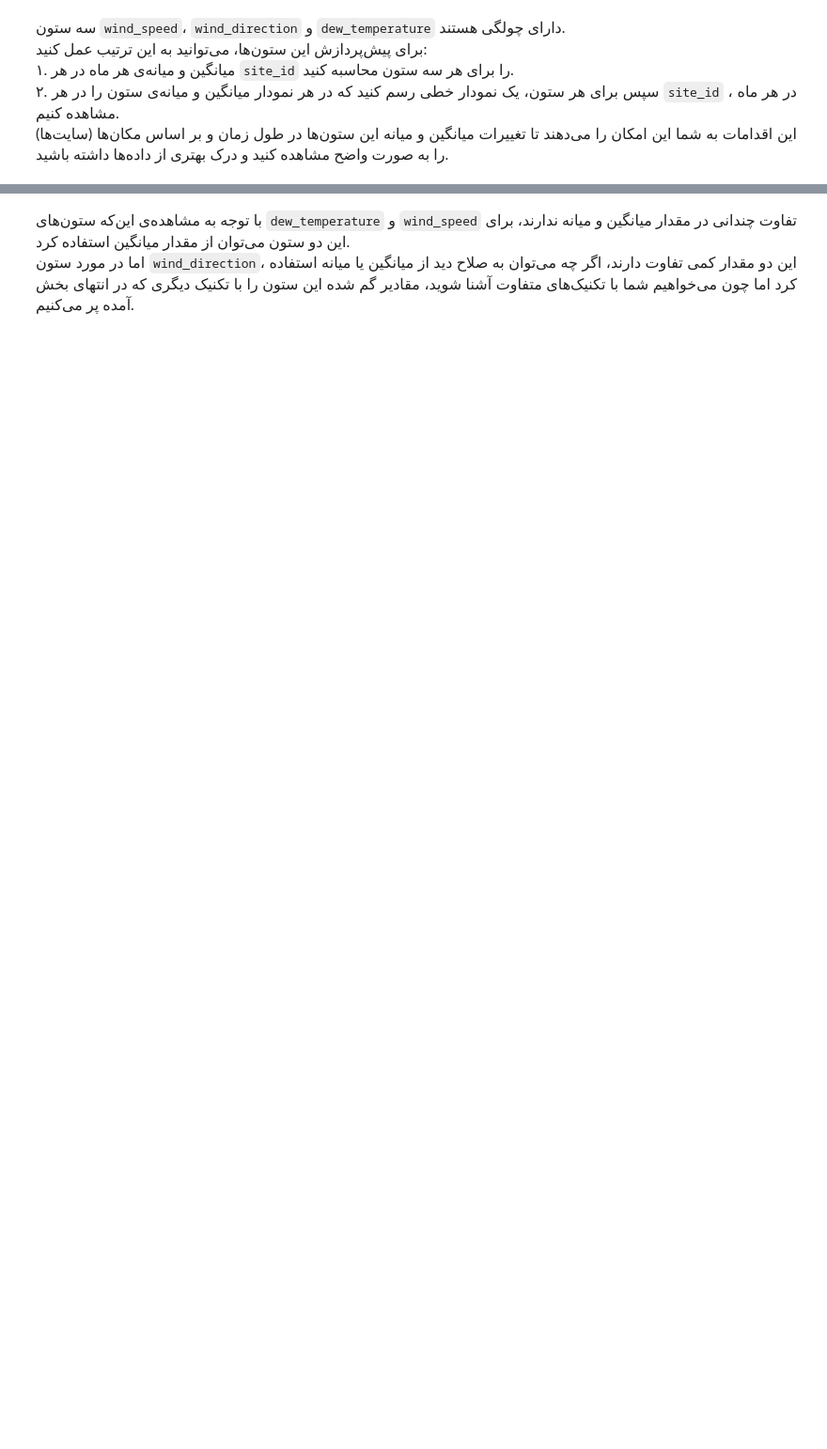
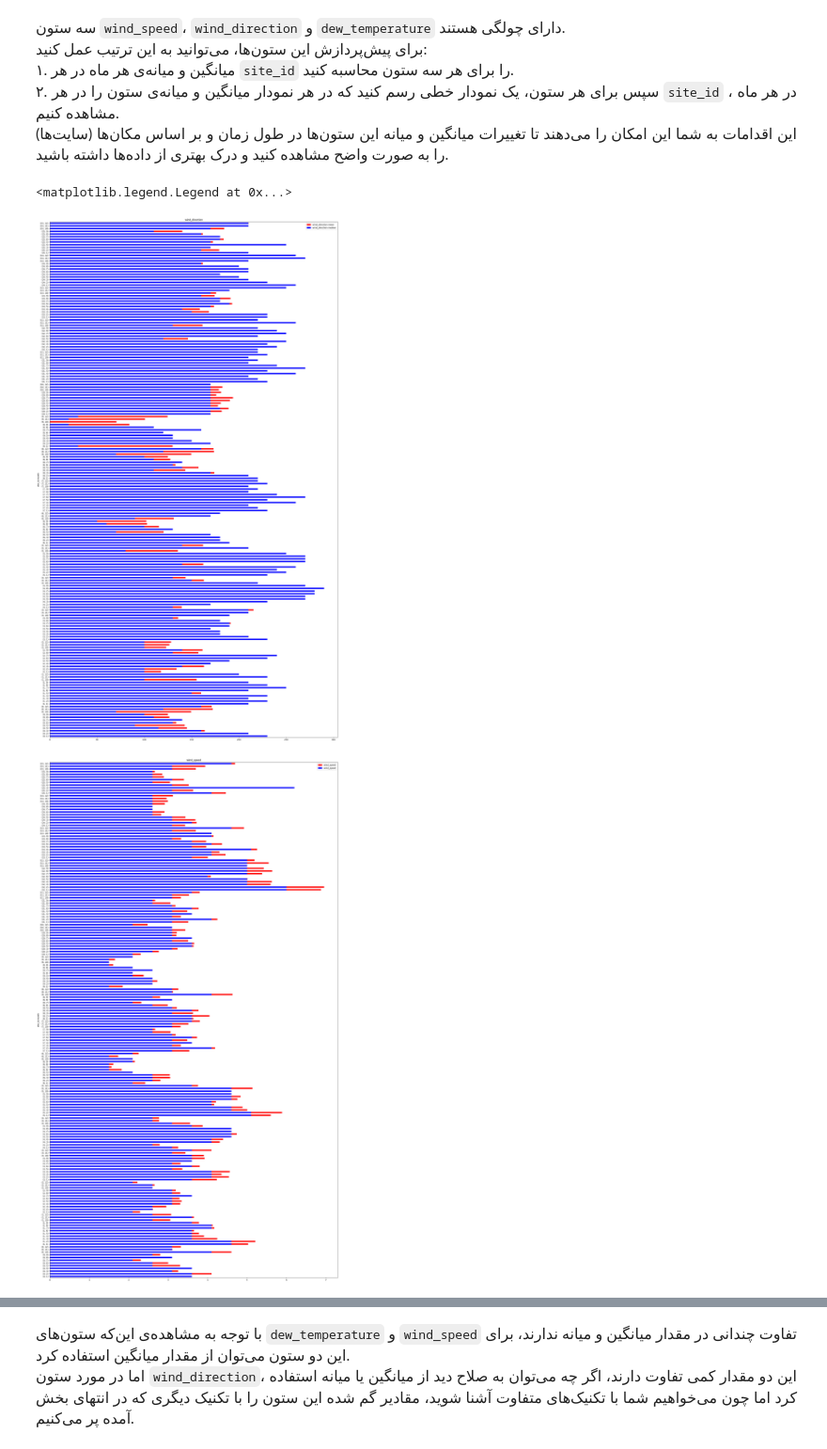
Before and after one commit to SajjadMohammadi2020/regression_Proj, a Jupyter notebook: Q2/feature_engineering.ipynb, the cells around one changed output, grey strips where cells are left out. Shown at 94% size. Drawn from its saved outputs; the diff is of its cells as text; code cells hidden in the pictures; blank space fills up the shorter version.

```diff
--- a/Q2/feature_engineering.ipynb
+++ b/Q2/feature_engineering.ipynb
@@ -348,0 +578,2 @@ def reduce_memory_usage(df, verbose=True):
+# %%
+x_train_2["air_temperature"] = x_train_2.groupby(["site_id" , "month"])["air_temperature"].apply(lambda x : x.fillna(x.mean()))
@@ -364,0 +603,37 @@ def reduce_memory_usage(df, verbose=True):
+# %%
+# To-Do (Analysing wind_direction, wind_speed and dew_temperature)
+winds_mean = x_train_2.groupby(["site_id" , "month"])["wind_direction"].mean()
+winds_mode = x_train_2.groupby(["site_id" , "month"])["wind_direction"].median()
+speed_mean = x_train_2.groupby(["site_id" , "month"])["wind_speed"].mean()
+speed_mode = x_train_2.groupby(["site_id" , "month"])["wind_speed"].median()
+dews_mean = x_train_2.groupby(["site_id" , "month"])["dew_temperature"].mean()
+dews_mode = x_train_2.groupby(["site_id" , "month"])["dew_temperature"].median()
+# %%
+com = pd.DataFrame(winds_mean)
+com_wind_mode = pd.DataFrame(winds_mode)
+ax_1 = plt.figure(figsize = (25,45)).add_subplot()
+com.plot(kind = 'barh' , ax = ax_1 , label = "mean" , color = "red" , stacked = False)
+com_wind_mode.plot( kind = 'barh' , ax = ax_1 , label = "median" , color = "blue" , stacked = False )
+ax_1.legend(["wind_direction mean" , "wind_direction median"] )
+ax_1.set_visible(True)
+ax_1.set_title("wind_direction")
+##############################################
+com_speed_mean = pd.DataFrame(speed_mean)
+com_speed_mode = pd.DataFrame(speed_mode)
+ax_2 = plt.figure(figsize = (25,45)).add_subplot()
+com_speed_mean.plot(ax=ax_2 , kind = 'barh' , label = "wind_speed mean" , color = "red")
+com_speed_mode.plot(ax=ax_2 , kind = 'barh' , label = "wind_speed median" , color = "blue")
+ax_2.set_title("wind_speed")
+ax_2.legend()
+#################################################
+com_dews_mean = pd.DataFrame(speed_mean)
+com_dews_mode = pd.DataFrame(speed_mode)
+ax_3 = plt.figure(figsize = (25,45)).add_subplot()
+ax_3.set_title("dew_temp")
+com_dews_mean.plot(ax=ax_3 , kind = 'barh' , label = "dew_temp mean" , color = "red")
+com_dews_mode.plot(ax=ax_3 , kind = 'barh' , label = "dew_temp median" , color = "blue")
+ax_3.legend()
+# %% [output]
+<matplotlib.legend.Legend at 0x...>
+[figure, added]
+[figure, added]
```
Also changed, not shown: parts of 32 cells of this notebook.
